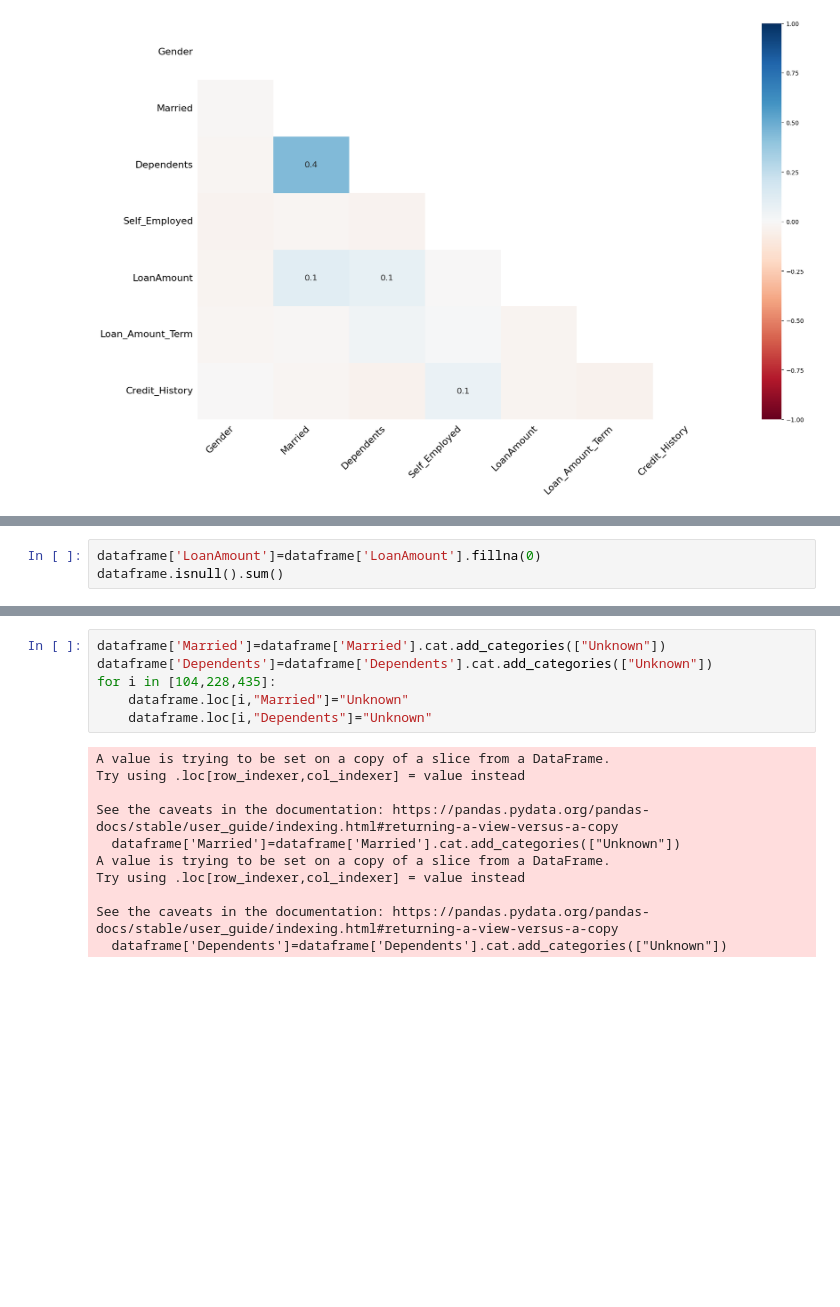
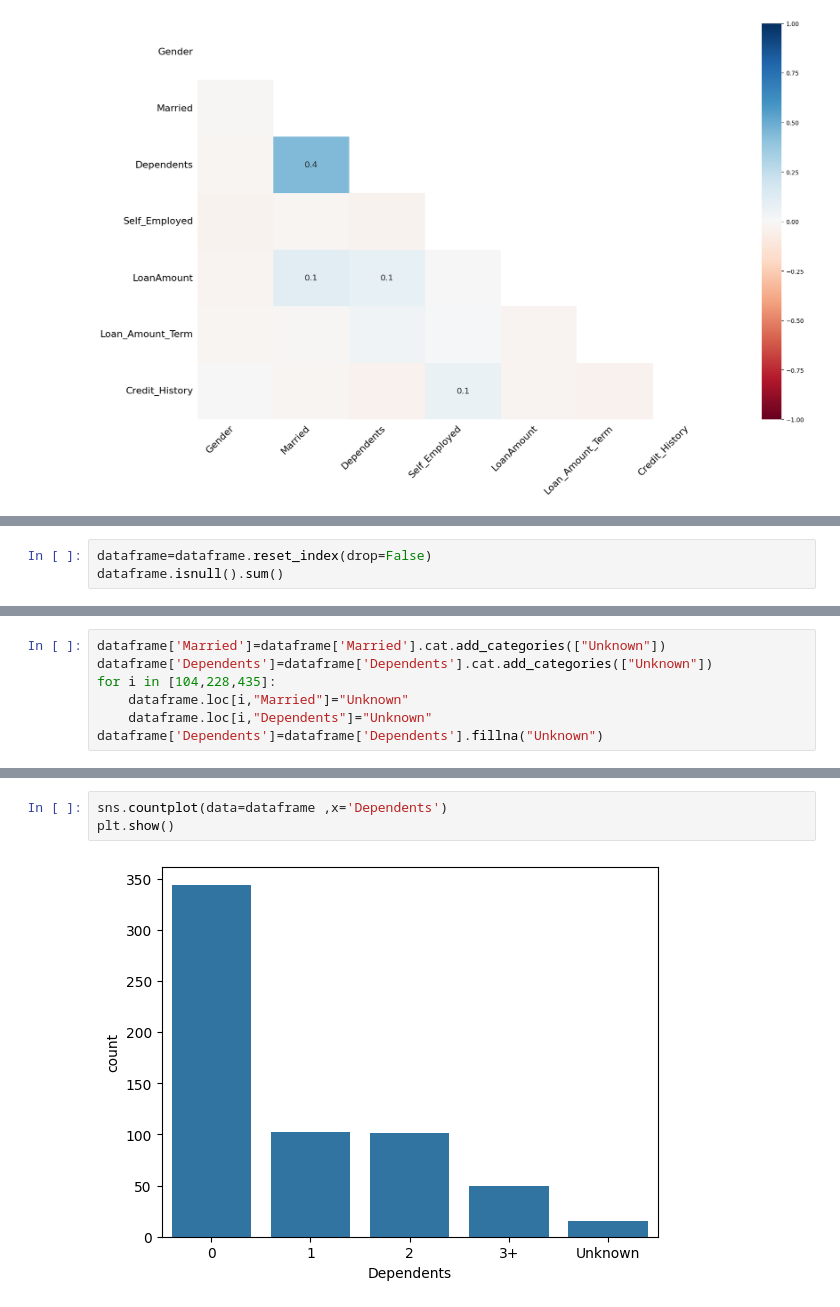
Before and after one commit to maurynnWK/Loans-project, a Jupyter notebook: loan.ipynb, the cells around one changed output, grey strips where cells are left out. Saved outputs shown, nothing was run; the diff lists cells and outputs as text; blank space fills up the shorter version.

```diff
--- a/loan.ipynb
+++ b/loan.ipynb
@@ -331,0 +466,3 @@ memory usage: 38.6+ KB
+# %%
+dataframe=dataframe.reset_index(drop=False)
+dataframe.isnull().sum()
@@ -332,3 +485,10 @@ memory usage: 38.6+ KB
+# %%
+dataframe['Married']=dataframe['Married'].cat.add_categories(["Unknown"])
+dataframe['Dependents']=dataframe['Dependents'].cat.add_categories(["Unknown"])
+for i in [104,228,435]:
+    dataframe.loc[i,"Married"]="Unknown"
+    dataframe.loc[i,"Dependents"]="Unknown"
+dataframe['Dependents']=dataframe['Dependents'].fillna("Unknown")
 # %%
 dataframe.isnull().sum()
 # %% [output]
@@ -400,3 +509,0 @@ dtype: int64
-# %%
-dataframe['LoanAmount']=dataframe['LoanAmount'].fillna(0)
-dataframe.isnull().sum()
@@ -430,17 +510,5 @@ dataframe.loc[dataframe['Married'].isnull() == True]
-# %%
-dataframe['Married']=dataframe['Married'].cat.add_categories(["Unknown"])
-dataframe['Dependents']=dataframe['Dependents'].cat.add_categories(["Unknown"])
-for i in [104,228,435]:
-    dataframe.loc[i,"Married"]="Unknown"
-    dataframe.loc[i,"Dependents"]="Unknown"
-# %% [output]
-A value is trying to be set on a copy of a slice from a DataFrame.
-Try using .loc[row_indexer,col_indexer] = value instead
-
-See the caveats in the documentation: https://pandas.pydata.org/pandas-docs/stable/user_guide/indexing.html#returning-a-view-versus-a-copy
-  dataframe['Married']=dataframe['Married'].cat.add_categories(["Unknown"])
-A value is trying to be set on a copy of a slice from a DataFrame.
-Try using .loc[row_indexer,col_indexer] = value instead
-
-See the caveats in the documentation: https://pandas.pydata.org/pandas-docs/stable/user_guide/indexing.html#returning-a-view-versus-a-copy
-  dataframe['Dependents']=dataframe['Dependents'].cat.add_categories(["Unknown"])
+# %%
+sns.countplot(data=dataframe ,x='Dependents')
+plt.show()
+# %% [output]
+[figure, added]
```
Also changed, not shown: parts of 80 cells of this notebook.
